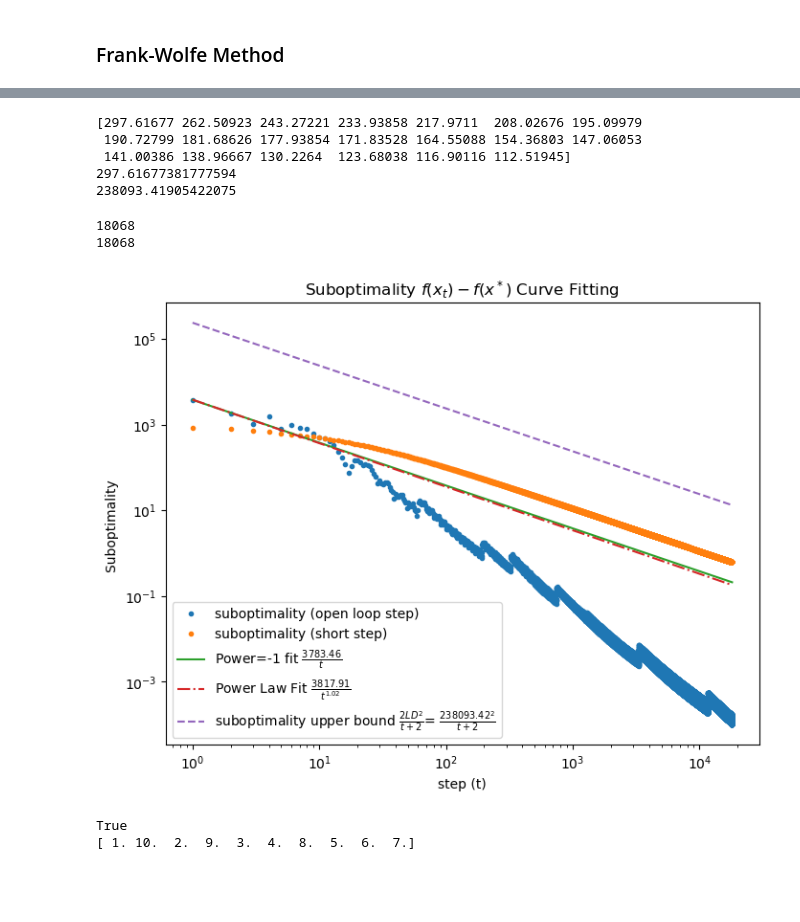
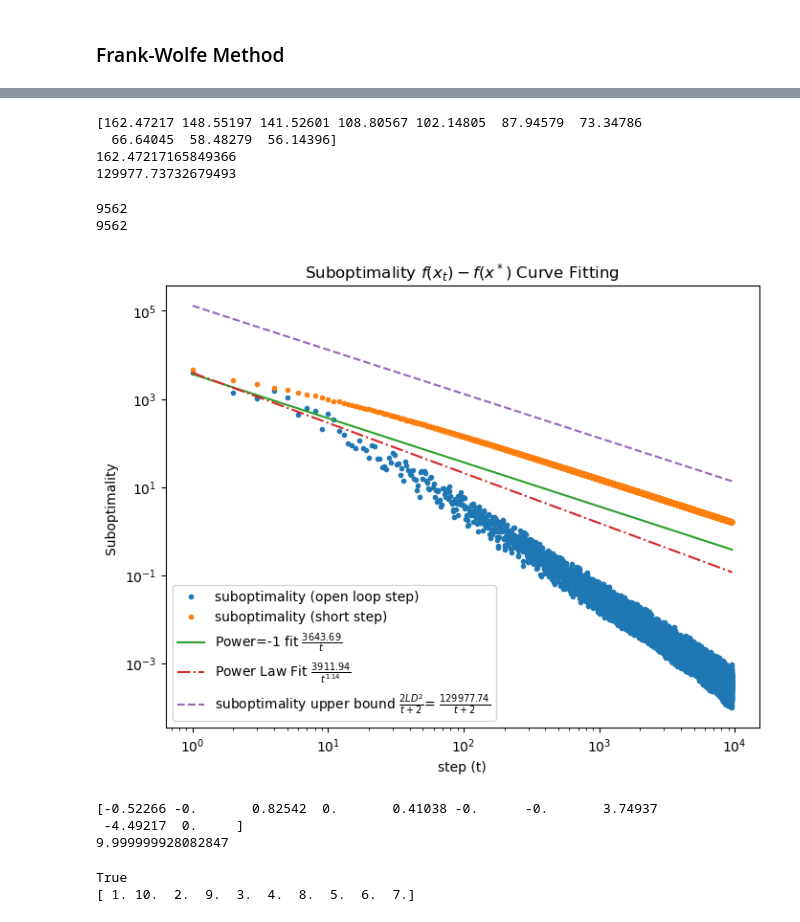
Before and after one commit to kiwi1236/sds631_project, a Jupyter notebook: demo.ipynb, the cells around one changed output, grey strips where cells are left out. Drawn from its saved outputs; the diff is of its cells as text; code cells hidden in the pictures; blank space fills up the shorter version.

```diff
--- a/demo.ipynb
+++ b/demo.ipynb
@@ -14,7 +14,7 @@ def generate_data(m, n, s, sigma = 0.1):
 
     # Create beta_star with first s entries as 1 and the rest 0
     beta_star = np.zeros(n)
-    beta_star[:s] = np.ones(s)
+    beta_star[:s] = np.random.uniform(-10, 10, s)
 
     y = X @ beta_star + sigma * np.random.randn(m)
 
@@ -50,7 +50,7 @@ def plot_results(iterates, objective_values, beta_opt):
     plt.tight_layout()
     plt.show()
 # %%
-m, n, s = 100, 50, 10  # m samples, n features, s sparsity
+m, n, s = 100, 10, 10  # m samples, n features, s sparsity
 X, y, beta_star = generate_data(m, n, s, sigma=0)
 # %%
 print(beta_star)
@@ -98,2 +94,0 @@ print(beta_star)
-# %%
-beta_opt = beta_star
@@ -543,10 +510,10 @@ print(len(beta_fw_seq))
 beta_init = np.zeros(n)
 lambda_ = 10
 stepsize = None
-N_iter = 18068
+N_iter = len(beta_fw_seq)
 
 beta_fw_a, beta_fw_seq_a, fun_fw_seq_a, subopt_list_a = frank_wolfe_lasso(beta_init, X, y,
-                                                          stepsize, lambda_, N_iter, const_step=False, beta_opt=beta_opt, epsilon=None, adapt=True)
+                                                          stepsize, lambda_, N_iter, const_step=False, beta_opt=beta_opt, epsilon=1e-4, adapt=True)
 subopt_list_a = np.array([lasso_subopt(beta, beta_opt, X, y) for beta in beta_fw_seq_a])
 print(f"L1-constrained problem -- Error of Frank-Wolfe: \n{l2_error(beta_fw_a, beta_opt)}\n")
 
@@ -585,17 +548,16 @@ diam = 2 * lambda_
 c1 = 2 * L * diam**2
 print(c1)
 # %% [output]
-[297.61677 262.50923 243.27221 233.93858 217.9711  208.02676 195.09979
- 190.72799 181.68626 177.93854 171.83528 164.55088 154.36803 147.06053
- 141.00386 138.96667 130.2264  123.68038 116.90116 112.51945]
-297.61677381777594
-238093.41905422075
+[162.47217 148.55197 141.52601 108.80567 102.14805  87.94579  73.34786
+  66.64045  58.48279  56.14396]
+162.47217165849366
+129977.73732679493
 # %%
 print(len(subopt_list))
 print(len(subopt_list_a))
 # %% [output]
-18068
-18068
+9562
+9562
 # %%
 from scipy.optimize import curve_fit
 
@@ -614,35 +576,42 @@ indices = np.arange(1, len(subopt_list)+1)
 popt, _ = curve_fit(fit_function, indices, subopt_list)
 c_fitted = popt[0]
 fitted_values = c_fitted / indices
 
 # Perform the curve fitting for c2/i^p2
 popt_power_law, _ = curve_fit(power_law_fit, indices, subopt_list)
 c2_fitted, p2_fitted = popt_power_law
 power_law_values = c2_fitted / np.power(indices, p2_fitted)
 
 
 # Generate values for the curve c1/i
 c1_values = c1 / indices
 
 # Plotting
 plt.figure(figsize=(8, 6))
 plt.plot(indices, subopt_list, '.', label='suboptimality (open loop step)')
 plt.plot(indices, subopt_list_a, '.', label='suboptimality (short step)')
 plt.plot(indices, fitted_values, '-', label=rf'Power=-1 fit $\frac{{{c_fitted:.2f}}}{{t}}$')
 plt.plot(indices, power_law_values, '-.', label=rf'Power Law Fit $\frac{{{c2_fitted:.2f}}}{{t^{{ {p2_fitted:.2f}}}}}$')
 
 plt.plot(indices, c1_values, '--', label=r'suboptimality upper bound $\frac{2LD^2}{t+2}$'
-         +rf'= $\frac{{{(2*L*diam**2):.2f}^2}}{{t+2}}$')
+         +rf'= $\frac{{{(2*L*diam**2):.2f}}}{{t+2}}$')
 
 plt.xscale('log')
 plt.yscale('log')
 plt.xlabel('step (t)')
 plt.ylabel('Suboptimality ')
 plt.title(r'Suboptimality $f(x_t) - f(x^*)$ Curve Fitting')
 plt.legend(loc='best')
 plt.show()
 # %% [output]
-[figure, old version]
+[figure, new version]
+# %%
+print(beta_opt)
+print(np.linalg.norm(beta_opt, 1))
+# %% [output]
+[-0.52266 -0.       0.82542  0.       0.41038 -0.      -0.       3.74937
+ -4.49217  0.     ]
+9.999999928082847
 # %%
 def create_invertible_matrix(dim):
     while True:
```
Also changed, not shown: parts of 16 cells of this notebook.
